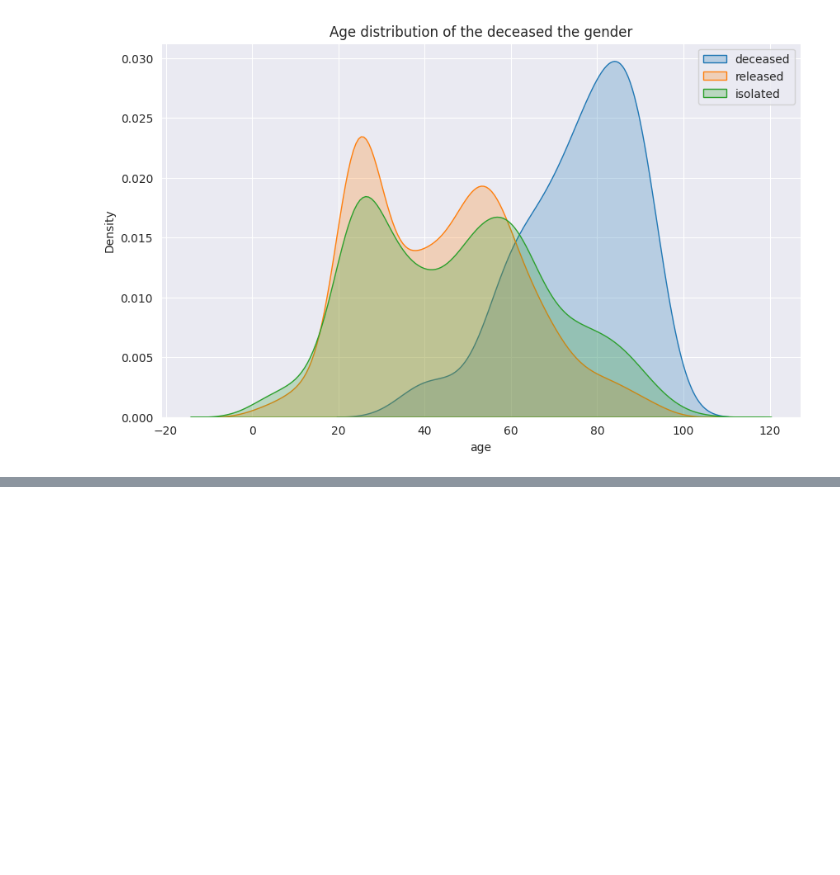
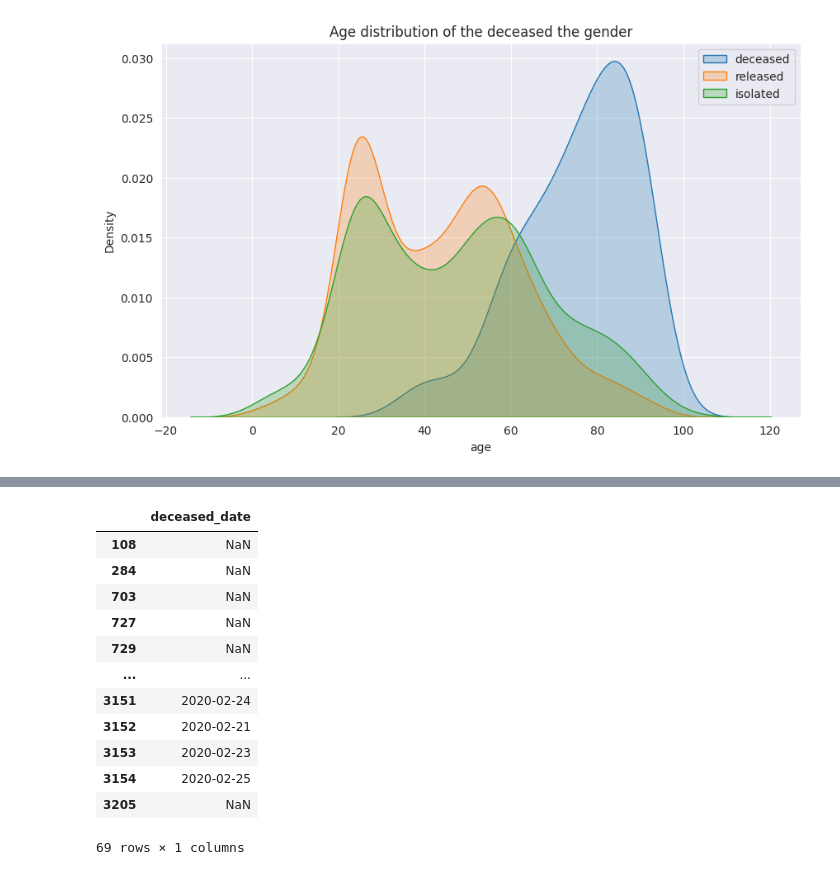
Before and after one commit to hyunwoo94/DataScience, a Jupyter notebook: COVID_19데이터_분석.ipynb, the cells around one changed output, grey strips where cells are left out. Cells and saved outputs as stored; diff of their text form; code cells hidden in the pictures; blank space fills up the shorter version.

```diff
--- a/COVID_19데이터_분석.ipynb
+++ b/COVID_19데이터_분석.ipynb
@@ -282,0 +321,16 @@ plt.legend()
+# %%
+dead[['deceased_date']]
+# %% [output]
+|  | deceased_date |
+| 108 | NaN |
+| 284 | NaN |
+| 703 | NaN |
+| 727 | NaN |
+| 729 | NaN |
+| ... | ... |
+| 3151 | 2020-02-24 |
+| 3152 | 2020-02-21 |
+| 3153 | 2020-02-23 |
+| 3154 | 2020-02-25 |
+| 3205 | NaN |
+69 rows × 1 columns
```
Also changed, not shown: parts of 6 cells of this notebook.
